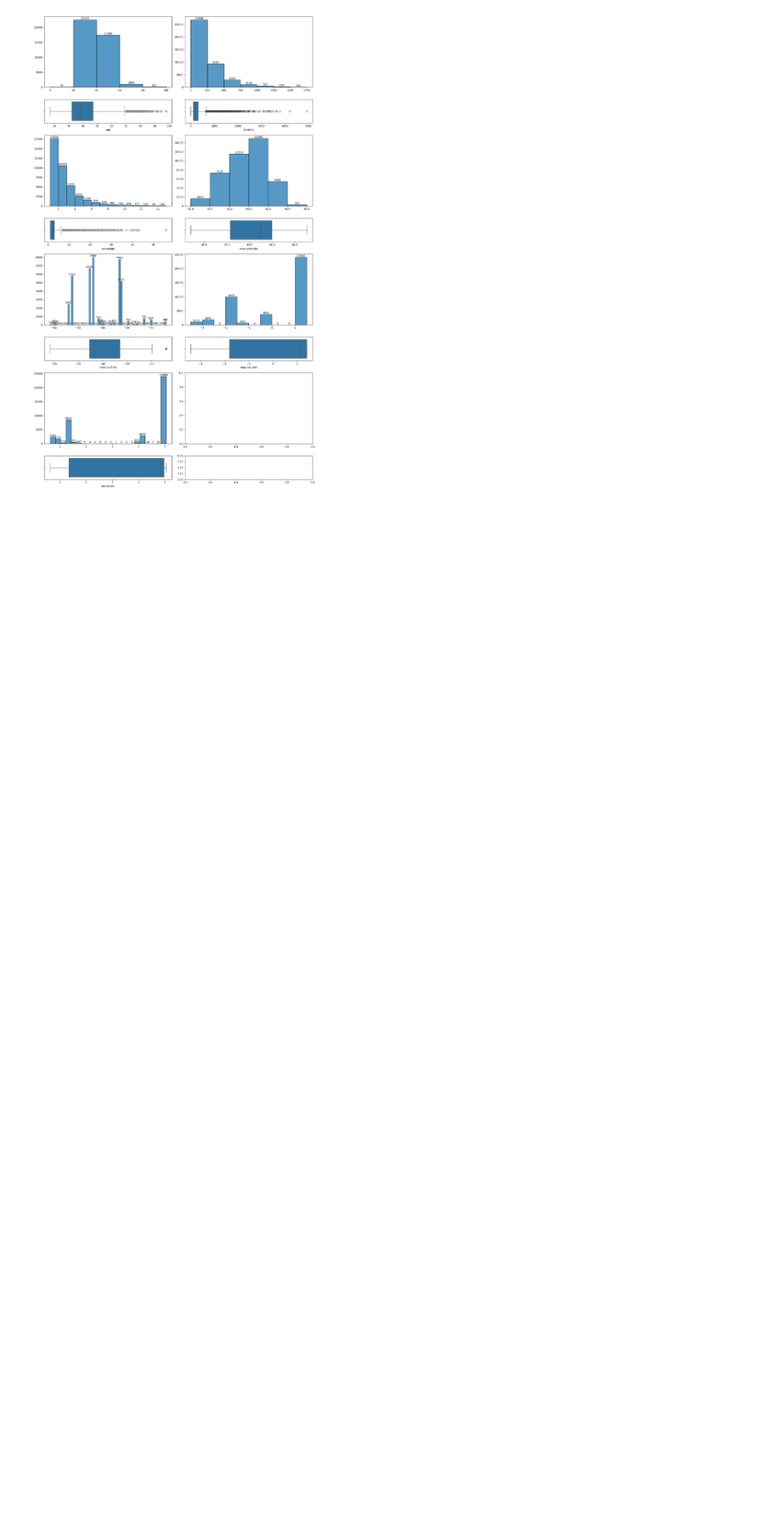
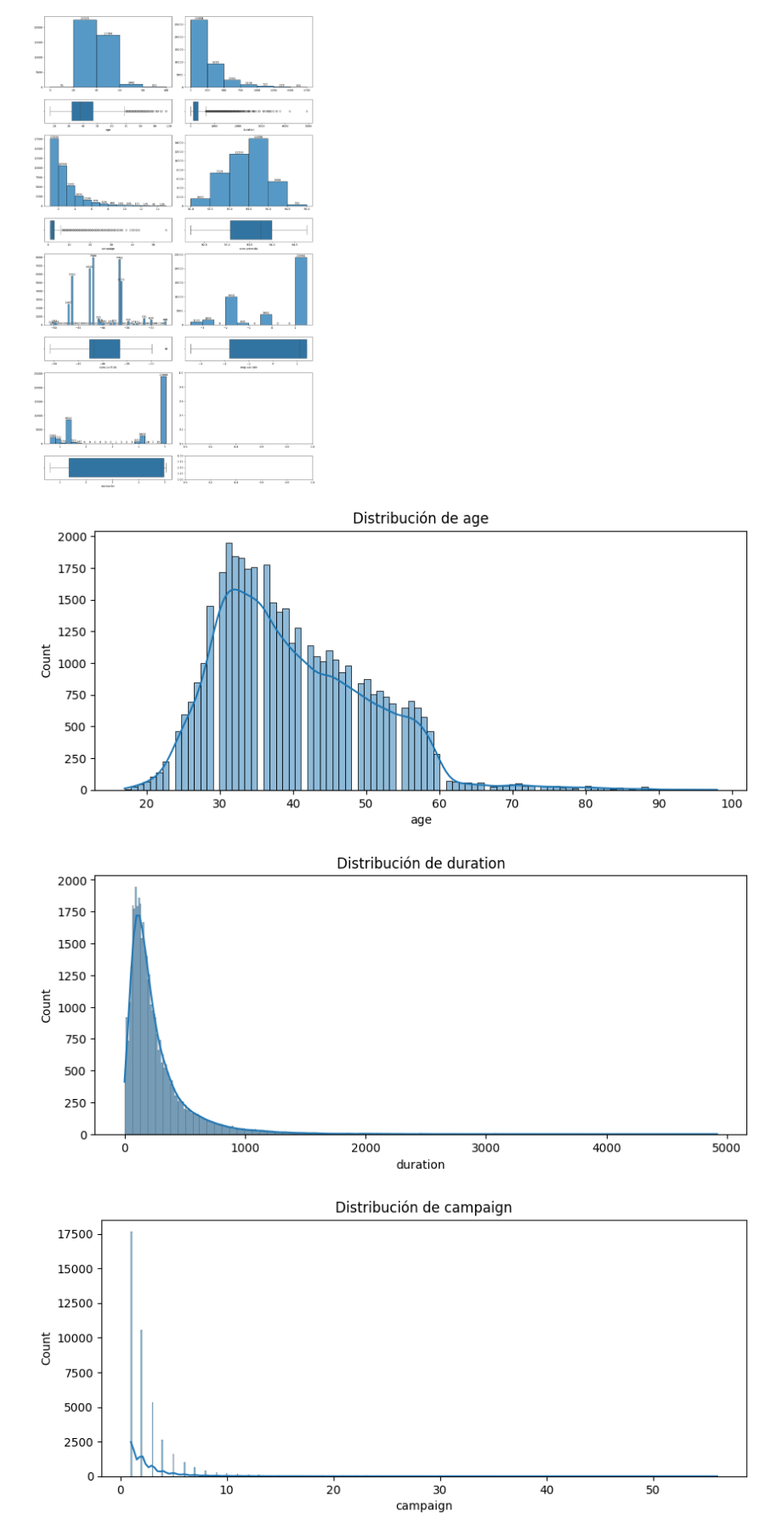
Before and after one commit to Jairo-Almanza/Ejercicio-de-Regresion-Logistica, a Jupyter notebook: src/explore.ipynb, the cells around one changed output. Shown: that part at 85% size. Saved outputs shown, nothing was run; the diff lists cells and outputs as text; code cells hidden in the pictures; blank space fills up the shorter version.

```diff
--- a/src/explore.ipynb
+++ b/src/explore.ipynb
@@ -305,3 +313,15 @@ plt.tight_layout()
 plt.show()
 # %% [output]
 [figure]
+# %%
+# Análisis de variables numéricas
+numerical_features = ['age', 'duration', 'campaign', 'pdays', 'previous', 'emp.var.rate', 'cons.price.idx', 'cons.conf.idx', 'euribor3m', 'nr.employed']
+for feature in numerical_features:
+    plt.figure(figsize=(10, 4))
+    sns.histplot(df_bank[feature], kde=True)
+    plt.title(f'Distribución de {feature}')
+    plt.show()
+# %% [output]
+[figure, added]
+[figure, added]
+[figure, added]
```
Also changed, not shown: parts of 18 cells of this notebook.
